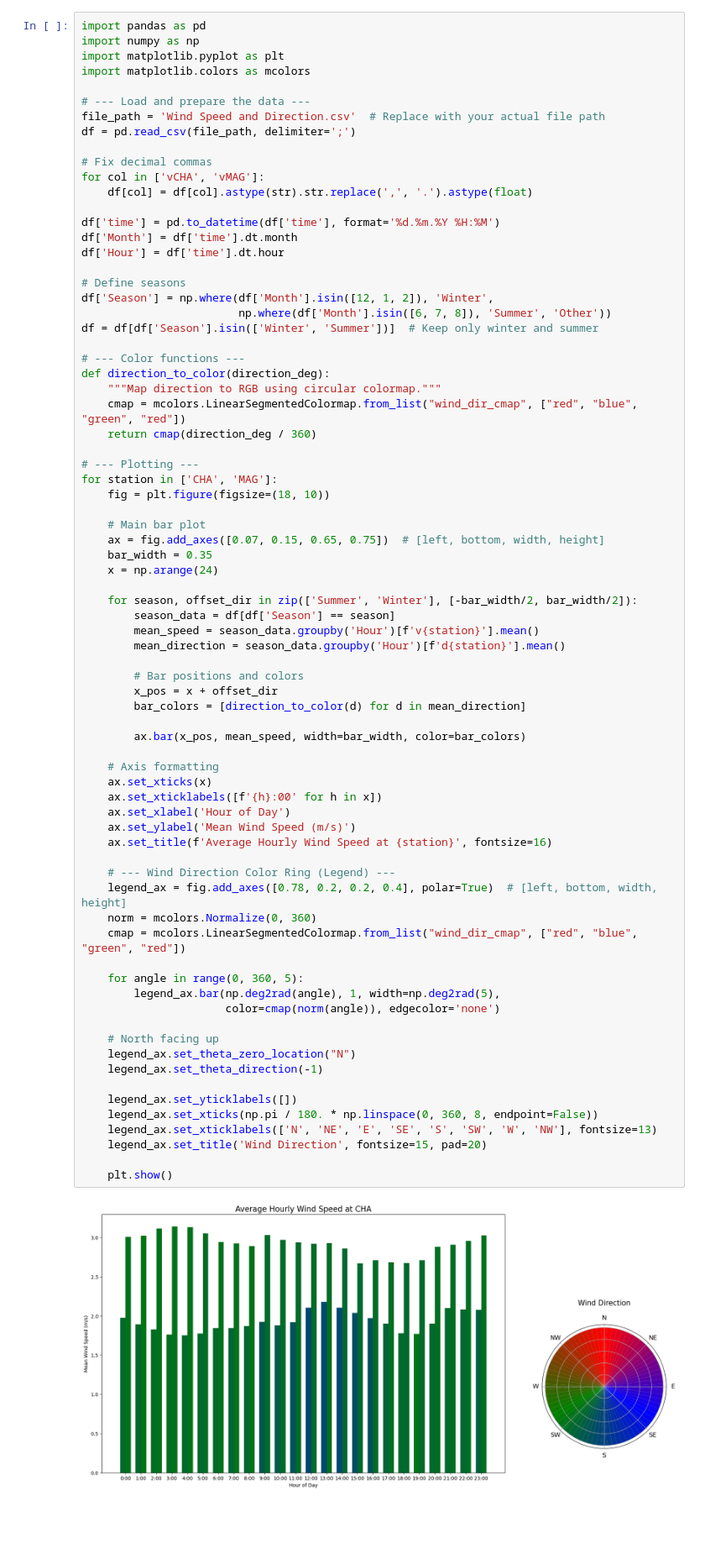
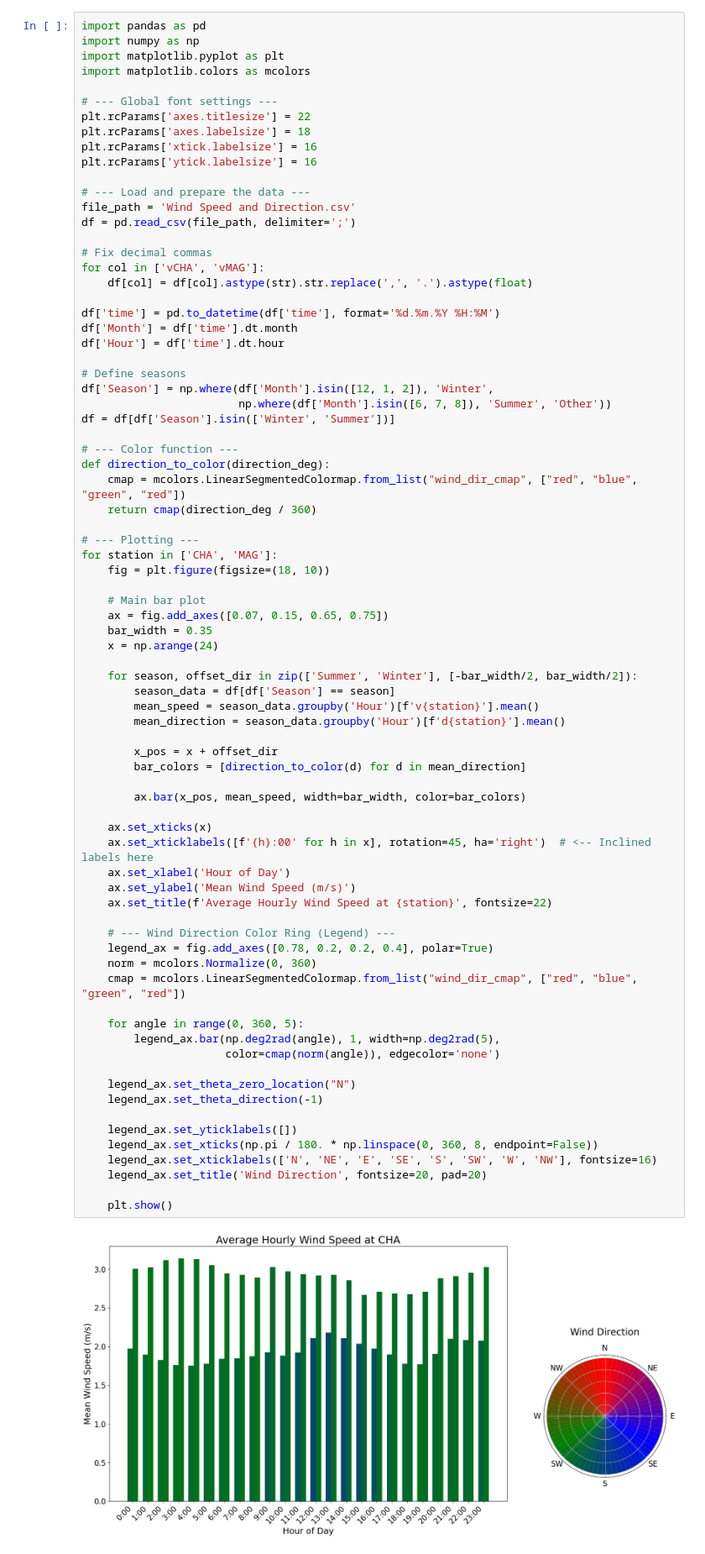
Before and after one commit to alexhvrl/PROJET-AIR-POLLUTION, a Jupyter notebook: QU5_YOAN/Question5_YOAN.ipynb, the cells around one changed output. Shown at 84% size. Cells and saved outputs as stored; diff of their text form; blank space fills up the shorter version.

```diff
--- a/QU5_YOAN/Question5_YOAN.ipynb
+++ b/QU5_YOAN/Question5_YOAN.ipynb
@@ -84,8 +79,14 @@ import numpy as np
 import matplotlib.pyplot as plt
 import matplotlib.colors as mcolors
 
+# --- Global font settings ---
+plt.rcParams['axes.titlesize'] = 22
+plt.rcParams['axes.labelsize'] = 18
+plt.rcParams['xtick.labelsize'] = 16
+plt.rcParams['ytick.labelsize'] = 16
+
 # --- Load and prepare the data ---
-file_path = 'Wind Speed and Direction.csv'  # Replace with your actual file path
+file_path = 'Wind Speed and Direction.csv'
 df = pd.read_csv(file_path, delimiter=';')
 
 # Fix decimal commas
@@ -99,11 +100,10 @@ df['Hour'] = df['time'].dt.hour
 # Define seasons
 df['Season'] = np.where(df['Month'].isin([12, 1, 2]), 'Winter',
                         np.where(df['Month'].isin([6, 7, 8]), 'Summer', 'Other'))
-df = df[df['Season'].isin(['Winter', 'Summer'])]  # Keep only winter and summer
+df = df[df['Season'].isin(['Winter', 'Summer'])]
 
-# --- Color functions ---
+# --- Color function ---
 def direction_to_color(direction_deg):
-    """Map direction to RGB using circular colormap."""
     cmap = mcolors.LinearSegmentedColormap.from_list("wind_dir_cmap", ["red", "blue", "green", "red"])
     return cmap(direction_deg / 360)
 
@@ -112,46 +112,43 @@ for station in ['CHA', 'MAG']:
     fig = plt.figure(figsize=(18, 10))
 
     # Main bar plot
-    ax = fig.add_axes([0.07, 0.15, 0.65, 0.75])  # [left, bottom, width, height]
+    ax = fig.add_axes([0.07, 0.15, 0.65, 0.75])
     bar_width = 0.35
     x = np.arange(24)
 
     for season, offset_dir in zip(['Summer', 'Winter'], [-bar_width/2, bar_width/2]):
         season_data = df[df['Season'] == season]
         mean_speed = season_data.groupby('Hour')[f'v{station}'].mean()
         mean_direction = season_data.groupby('Hour')[f'd{station}'].mean()
 
-        # Bar positions and colors
         x_pos = x + offset_dir
         bar_colors = [direction_to_color(d) for d in mean_direction]
 
         ax.bar(x_pos, mean_speed, width=bar_width, color=bar_colors)
 
-    # Axis formatting
     ax.set_xticks(x)
-    ax.set_xticklabels([f'{h}:00' for h in x])
+    ax.set_xticklabels([f'{h}:00' for h in x], rotation=45, ha='right')  # <-- Inclined labels here
     ax.set_xlabel('Hour of Day')
     ax.set_ylabel('Mean Wind Speed (m/s)')
-    ax.set_title(f'Average Hourly Wind Speed at {station}', fontsize=16)
+    ax.set_title(f'Average Hourly Wind Speed at {station}', fontsize=22)
 
     # --- Wind Direction Color Ring (Legend) ---
-    legend_ax = fig.add_axes([0.78, 0.2, 0.2, 0.4], polar=True)  # [left, bottom, width, height]
+    legend_ax = fig.add_axes([0.78, 0.2, 0.2, 0.4], polar=True)
     norm = mcolors.Normalize(0, 360)
     cmap = mcolors.LinearSegmentedColormap.from_list("wind_dir_cmap", ["red", "blue", "green", "red"])
 
     for angle in range(0, 360, 5):
         legend_ax.bar(np.deg2rad(angle), 1, width=np.deg2rad(5),
                       color=cmap(norm(angle)), edgecolor='none')
 
-    # North facing up
     legend_ax.set_theta_zero_location("N")
     legend_ax.set_theta_direction(-1)
 
     legend_ax.set_yticklabels([])
     legend_ax.set_xticks(np.pi / 180. * np.linspace(0, 360, 8, endpoint=False))
-    legend_ax.set_xticklabels(['N', 'NE', 'E', 'SE', 'S', 'SW', 'W', 'NW'], fontsize=13)
-    legend_ax.set_title('Wind Direction', fontsize=15, pad=20)
+    legend_ax.set_xticklabels(['N', 'NE', 'E', 'SE', 'S', 'SW', 'W', 'NW'], fontsize=16)
+    legend_ax.set_title('Wind Direction', fontsize=20, pad=20)
 
     plt.show()
 # %% [output]
-[figure, old version]
+[figure, new version]
```
Also changed, not shown: parts of 2 cells of this notebook, 3 other files.
